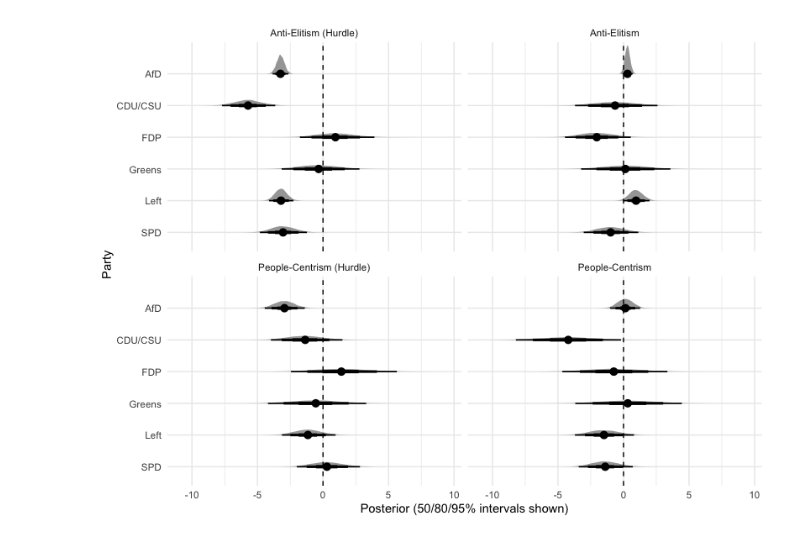
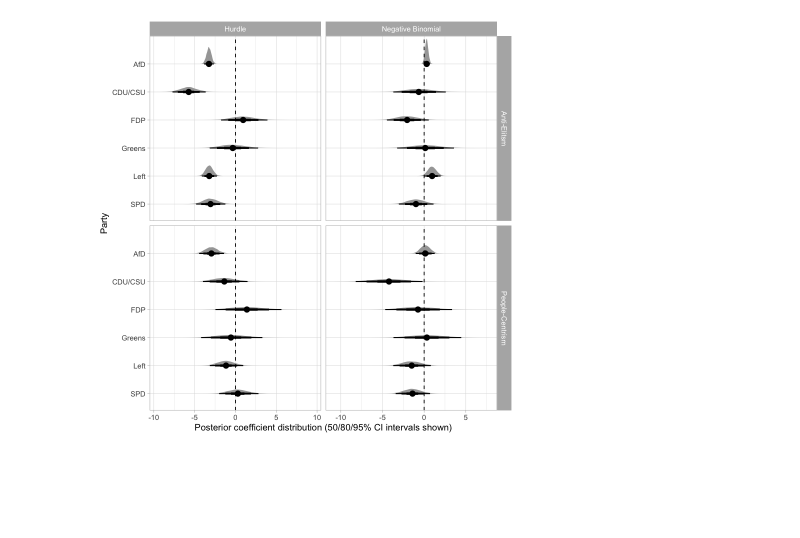
Before and after one commit to luerhard/anti-elitism-gets-views, a Jupyter notebook: pipeline/10-plot_hurdle_models.ipynb, the cells around one changed output. Cells and saved outputs as stored; diff of their text form; code cells hidden in the pictures; blank space fills up the shorter version.

```diff
--- a/pipeline/10-plot_hurdle_models.ipynb
+++ b/pipeline/10-plot_hurdle_models.ipynb
@@ -62,45 +45,54 @@ draws_pplcentr <- map_dfr(paths_pplcentr, read_draws, type = "pplcentr")
 draws_all <- bind_rows(draws_elite, draws_pplcentr)
 # %%
 lab_map <- c(
-  b_hu_elite    = "Anti-Elitism (Hurdle)",
-  b_elite       = "Anti-Elitism",
-  b_hu_pplcentr = "People-Centrism (Hurdle)",
-  b_pplcentr    = "People-Centrism"
+    b_hu_elite = "Anti-Elitism (Hurdle)",
+    b_elite = "Anti-Elitism",
+    b_hu_pplcentr = "People-Centrism (Hurdle)",
+    b_pplcentr = "People-Centrism"
 )
 
 plot_df <- draws_all |>
-  filter(.variable %in% names(lab_map)) |>
-  mutate(
-    term = factor(
-      lab_map[.variable],
-      levels = lab_map
-    ),
-    party = factor(party, levels = sort(unique(party), decreasing = TRUE)),
-    party = recode(
-      party,
-      "spd" = "SPD",
-      "left" = "Left",
-      "greens" = "Greens",
-      "fdp" = "FDP",
-      "cdu_csu" = "CDU/CSU",
-      "afd" = "AfD",
+    filter(.variable %in% names(lab_map)) |>
+    mutate(
+        term = factor(
+            lab_map[.variable],
+            levels = lab_map
+        ),
+        dimension = case_when(
+            term %in% c("Anti-Elitism (Hurdle)", "People-Centrism (Hurdle)") ~ "Hurdle",
+            term %in% c("Anti-Elitism", "People-Centrism") ~ "Negative Binomial"
+        ),
+        type = recode(type, "elite" = "Anti-Elitsm", "pplcentr" = "People-Centrism"),
+        party = factor(party, levels = sort(unique(party), decreasing = TRUE)),
+        party = recode(
+            party,
+            "spd" = "SPD",
+            "left" = "Left",
+            "greens" = "Greens",
+            "fdp" = "FDP",
+            "cdu_csu" = "CDU/CSU",
+            "afd" = "AfD",
+        )
     )
-  )
 
 
 plot <- ggplot(plot_df, aes(x = .value, y = party)) +
-  stat_halfeye(.width = c(.5, .8, .95), point_interval = mean_qi) +
-  geom_vline(xintercept = 0, linetype = "dashed") +
-  theme_minimal() +
-  facet_wrap(~term, ncol = 2, scales = "fixed") +
-  labs(
-    x = "Posterior (50/80/95% intervals shown)",
-    y = "Party"
-  )
+    stat_halfeye(.width = c(.5, .8, .95), point_interval = mean_qi) +
+    geom_vline(xintercept = 0, linetype = "dashed") +
+    theme_light() +
+    facet_grid(
+        rows = vars(type),
+        cols = vars(dimension),
+        scales = "free"
+    ) +
+    labs(
+        x = "Posterior coefficient distribution (50/80/95% CI intervals shown)",
+        y = "Party"
+    )
 
 plot
 # %% [output]
-[figure, old version]
+[figure, new version]
 # %%
 path <- here("reports", "figures", "hurdle_model_coefficients.svg")
 if (file.exists(path)) file.remove(path)
```
Also changed, not shown: parts of 3 cells of this notebook, 2 other files.
